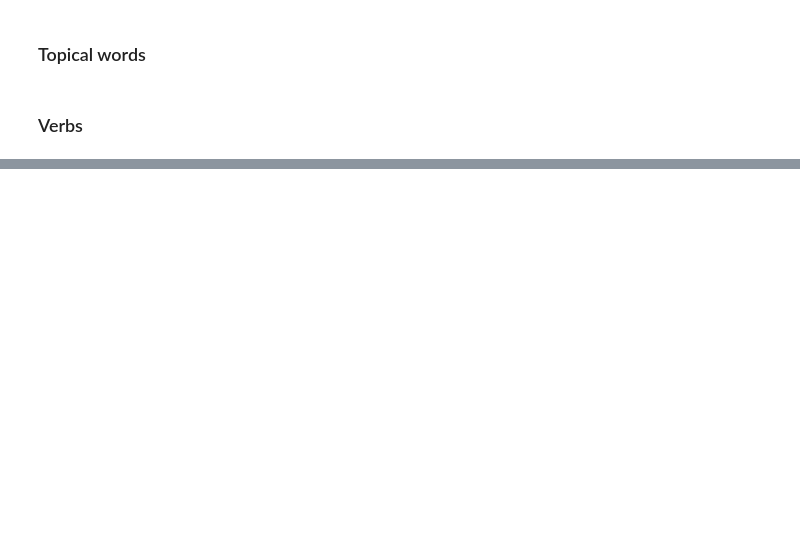
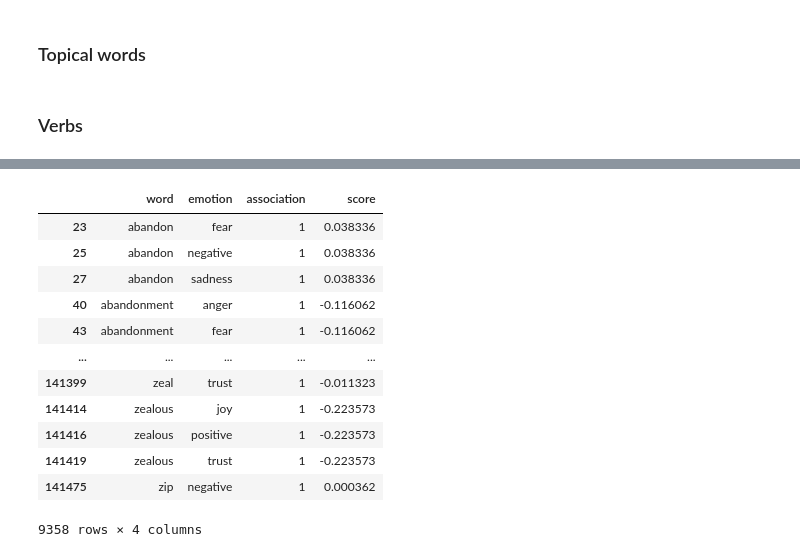
Before and after one commit to macs30122-winter24/final-project-chattbd, a Jupyter notebook: Text_analyzer.ipynb, the cells around one changed output, grey strips where cells are left out. Cells and saved outputs as stored; diff of their text form; code cells hidden in the pictures; blank space fills up the shorter version.

```diff
--- a/Text_analyzer.ipynb
+++ b/Text_analyzer.ipynb
@@ -79,0 +125,18 @@ projection_sm_verbs = makeDF(social_media_model, verbs_in_sm)
+# %%
+nrc['score'] = nrc['word'].apply(lambda x: assign_score(x, EmotionDF))
+nrc_analysis = nrc.dropna()
+nrc_analysis
+# %% [output]
+|  | word | emotion | association | score |
+| 23 | abandon | fear | 1 | 0.038336 |
+| 25 | abandon | negative | 1 | 0.038336 |
+| 27 | abandon | sadness | 1 | 0.038336 |
+| 40 | abandonment | anger | 1 | -0.116062 |
+| 43 | abandonment | fear | 1 | -0.116062 |
+| ... | ... | ... | ... | ... |
+| 141399 | zeal | trust | 1 | -0.011323 |
+| 141414 | zealous | joy | 1 | -0.223573 |
+| 141416 | zealous | positive | 1 | -0.223573 |
+| 141419 | zealous | trust | 1 | -0.223573 |
+| 141475 | zip | negative | 1 | 0.000362 |
+9358 rows × 4 columns
```
Also changed, not shown: parts of 15 cells of this notebook.
